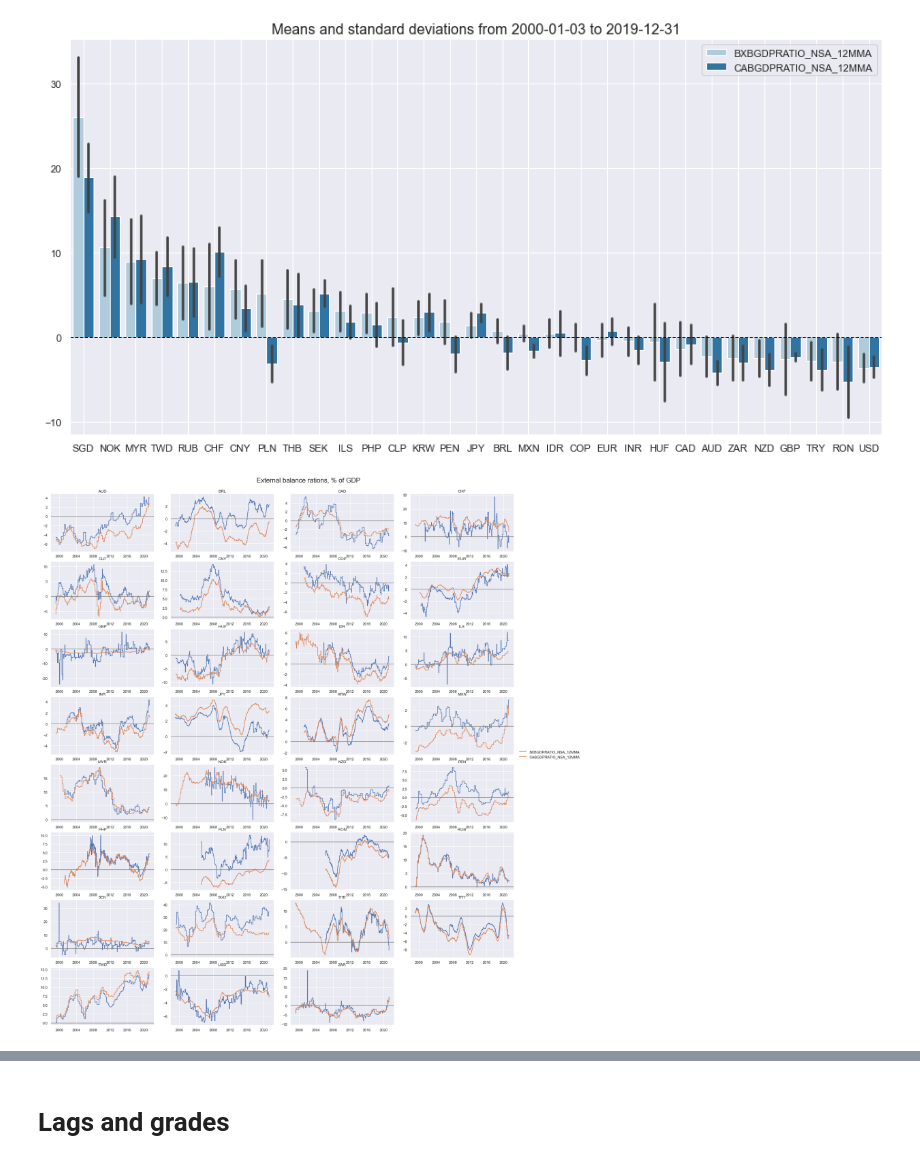
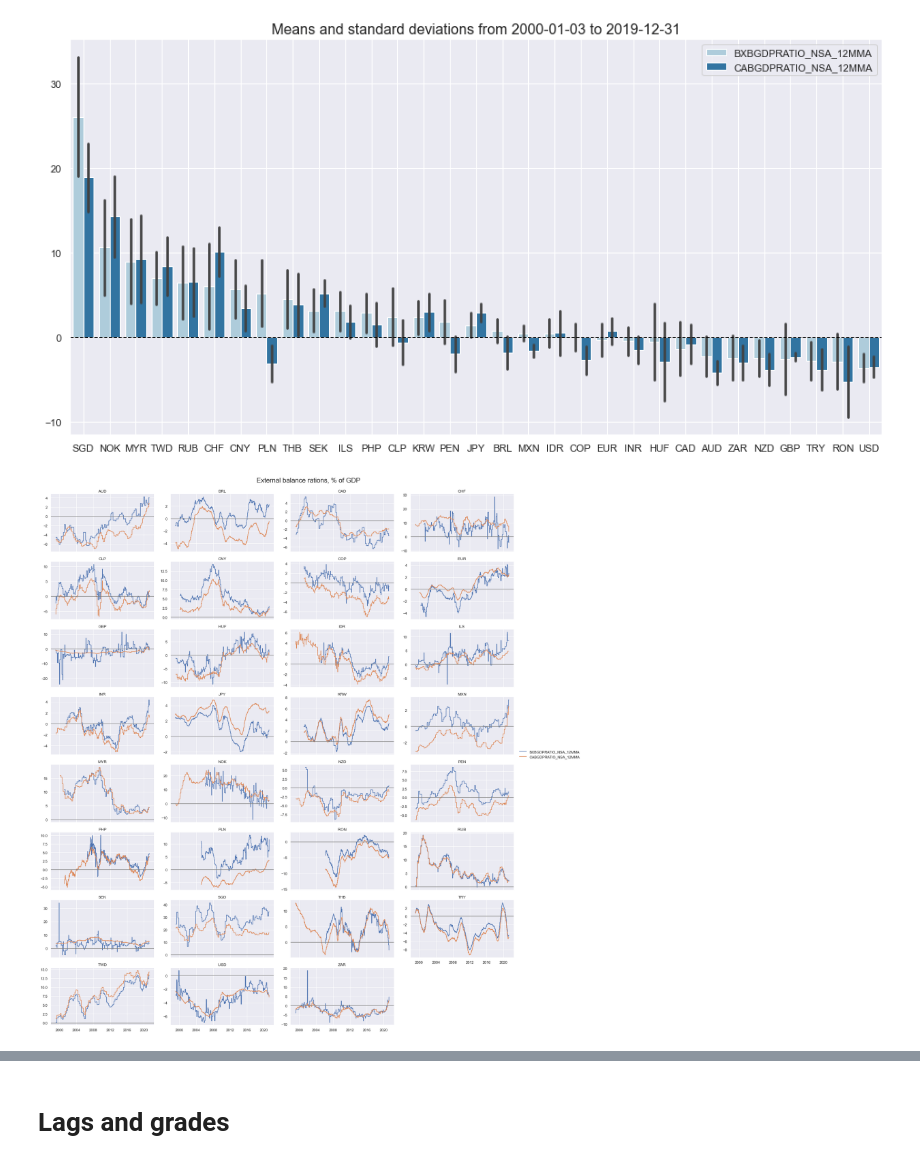
Before and after one commit to macrosynergy/macrosynergy, a Jupyter notebook: notebooks/reviews/quantamental/test.ipynb, the cells around one changed output, grey strips where cells are left out. Saved outputs shown, nothing was run; the diff lists cells and outputs as text; code cells hidden in the pictures.

```diff
--- a/notebooks/reviews/quantamental/test.ipynb
+++ b/notebooks/reviews/quantamental/test.ipynb
@@ -92,9 +92,9 @@ from typing import List, Union, Tuple
 reduce_df = msm.reduce_df
 # %%
 xcats_sel = ['BXBGDPRATIO_NSA_12MMA', 'CABGDPRATIO_NSA_12MMA']
-view_timelines(dfd, xcats=xcats_sel, cids=cids_exp, start='2000-01-01', title="External balance rations, % of GDP",
+msp.view_timelines(dfd, xcats=xcats_sel, cids=cids_exp, start='2000-01-01', title="External balance rations, % of GDP",
                    ncol=4, same_y=False, size=(12, 7), aspect=1.7)
 # %% [output]
-[figure, old version]
+[figure, new version]
 # %%
 xcats_sel = ['BXBGDPRATIO_NSA_12MMA', 'CABGDPRATIO_NSA_12MMA']
```
Also changed, not shown: parts of 3 cells of this notebook, 7 other files.
